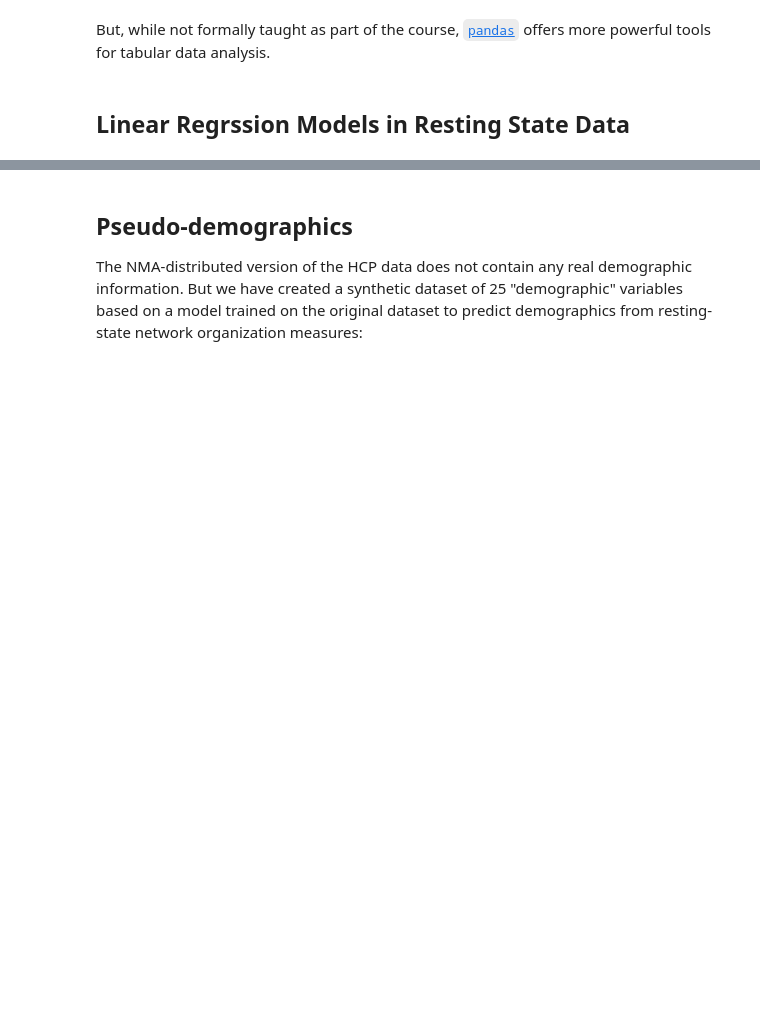
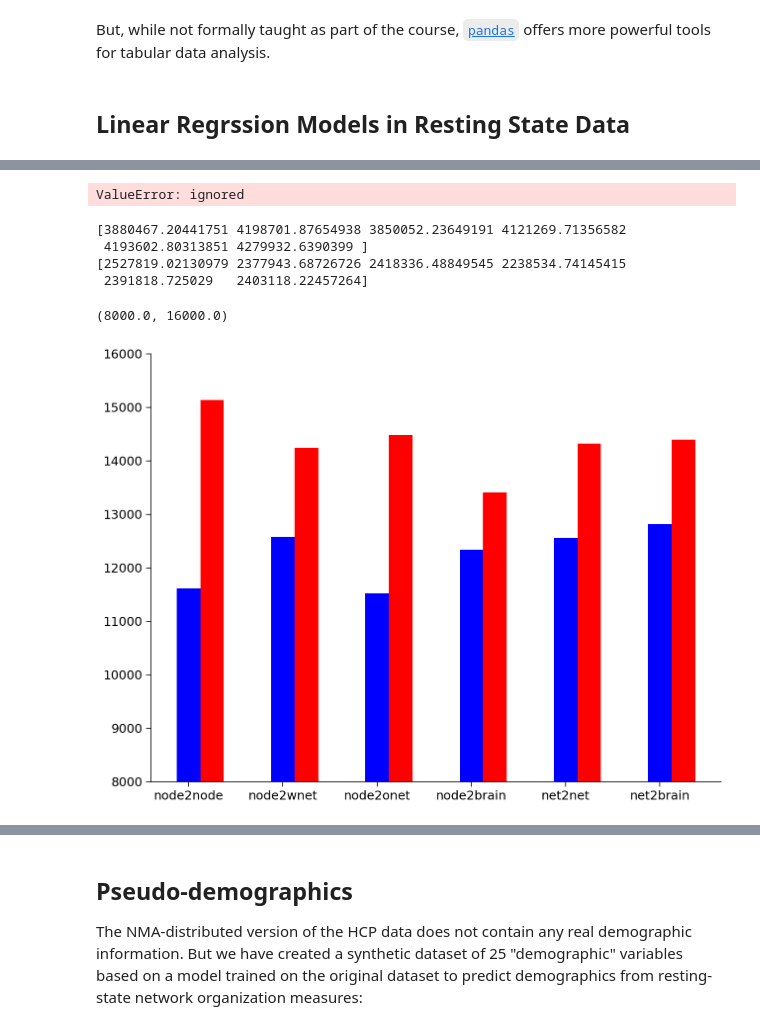
Before and after one commit to andrew-gerlach/small-world-hippos, a Jupyter notebook: load_chp.ipynb, the cells around one changed output, grey strips where cells are left out. Saved outputs shown, nothing was run; the diff lists cells and outputs as text; code cells hidden in the pictures; blank space fills up the shorter version.

```diff
--- a/load_chp.ipynb
+++ b/load_chp.ipynb
@@ -1257,10 +1374,85 @@ acc[5] = np.sum((y[int(N_SUBJ_ADJ/2):N_SUBJ_ADJ]-yhat)**2)
+# %%
+from sklearn.model_selection import KFold
+
+## Cross validation function (modified from tutorial 6)
+
+# TO DO: add loop to function that will run LinearRegression() using a different subset of columns for each model
+
+n_models = 6 #use this as input to function?
+
+def cross_validate(x_train, y_train, n_splits):
+  """ Compute MSE for k-fold validation for each order polynomial
+
+  Args:
+    x_train (ndarray): training data input vector of shape (n_samples)
+    y_train (ndarray): training vector of measurements of shape (n_samples)
+    n_split (scalar): number of folds for k-fold validation
+
+  Return:
+    ndarray: MSE over splits, shape (n_splits)
+
+  """
+
+  # Initialize the split method
+  kfold_iterator = KFold(n_splits)
+
+  # Initialize np array mse values for all models for each split
+  n_models = 6
+  mse_all = np.zeros((n_splits, n_models))
+
+  for i_split, (train_indices, val_indices) in enumerate(kfold_iterator.split(x_train)):
+
+      # Split up the overall training data into cross-validation training and validation sets
+      x_cv_train = x_train[train_indices]
+      y_cv_train = y_train[train_indices]
+      x_cv_val = x_train[val_indices]
+      y_cv_val = y_train[val_indices]
+
+      # Loop through each model by selecting different predictors (i.e., columns of x_cv_train)
+      for m, mod_idx in enumerate(x_idx):
+        #print(m) # a number 0-5, corresponding to model
+        #print(mod_idx) # end index for each level
+        if (m == 0):
+          #print(len(x_cv_train[0:x_idx[m]]))
+          model = LinearRegression(normalize=True).fit(x_cv_train[:,0:x_idx[m]], y_cv_train)
+          # Predict on validation fold
+          y_hat = model.predict(x_cv_train[:,0:x_idx[m]])
+          residuals = y_cv_val - y_hat
+
+        else:
+          model = LinearRegression(normalize=True).fit(x_cv_train[:,x_idx[m-1]:x_idx[m]], y_cv_train)
+          # Predict on validation fold
+          y_hat = model.predict(x_cv_train[:,x_idx[m-1]:x_idx[m]])
+          residuals = y_cv_val - y_hat
+
+        mse_this_split = np.mean(residuals ** 2)
+        #mse_all[m] = mse_this_split #MODIFY TO INDEX COLUMN FOR A SPECIFIC MODEL??
+
+        #print((mse_all))
+
+  return mse_all
+
+
+# Cross-validate using training data
+n_splits = 10
+mse_model = cross_validate(x_train, y_train, n_splits)
+# %% [output]
+ValueError: ignored
 # %%
 print(sse)
 print(acc)
 scales = ['node2node','node2wnet','node2onet','node2brain','net2net','net2brain']
 x = np.arange(len(scales))
 fig = plt.figure()
 ax = fig.add_axes([0,0,1,1])
-ax.bar(x+0.00, sse, color = 'b', width = 0.25)
-ax.bar(x+0.25, acc, color = 'r', width = 0.25)
+ax.bar(x+0.00, sse/N_SUBJ_ADJ, color = 'b', width = 0.25)
+ax.bar(x+0.25, 2*acc/N_SUBJ_ADJ, color = 'r', width = 0.25)
 plt.xticks(x,scales)
+plt.ylim((8000,16000))
+# %% [output]
+[3880467.20441751 4198701.87654938 3850052.23649191 4121269.71356582
+ 4193602.80313851 4279932.6390399 ]
+[2527819.02130979 2377943.68726726 2418336.48849545 2238534.74145415
+ 2391818.725029   2403118.22457264]
+(8000.0, 16000.0)
+[figure, added]
```
Also changed, not shown: parts of 20 cells of this notebook.
